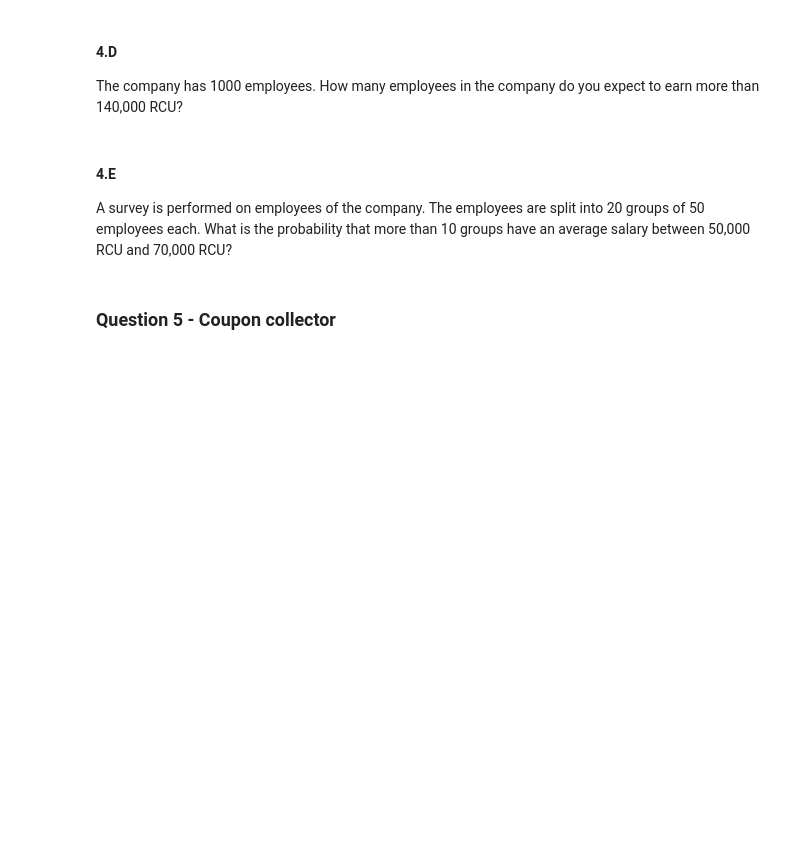
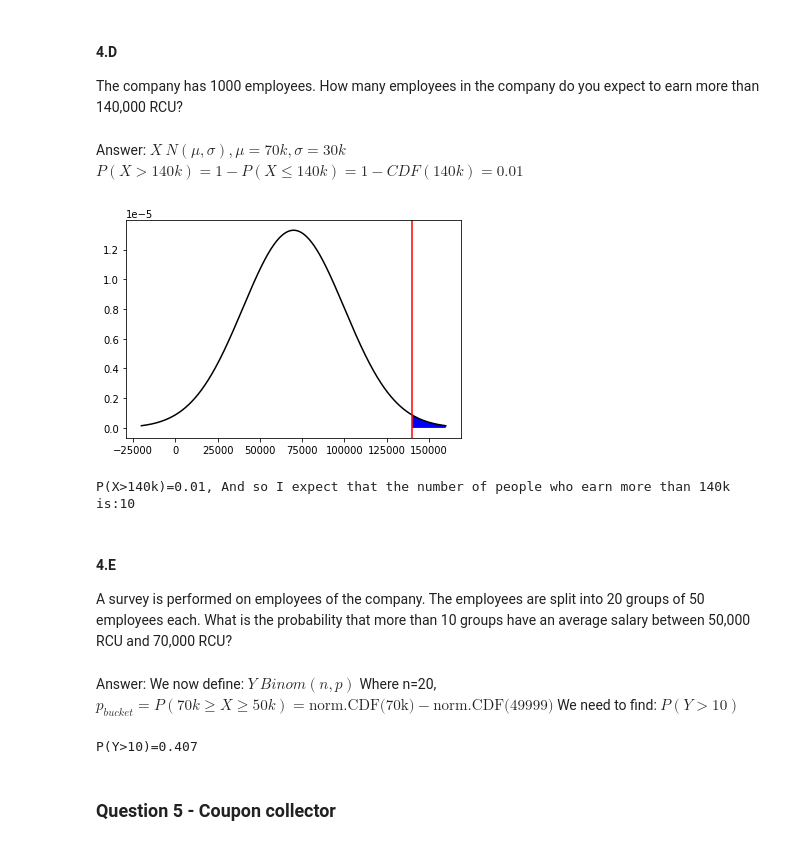
Before and after one commit to ohade/IDC-statistic-2020, a Jupyter notebook: hw2/SnDA_2021_HW2_clean_OHAD.ipynb, the cells around one changed output. Drawn from its saved outputs; the diff is of its cells as text; code cells hidden in the pictures; blank space fills up the shorter version.

```diff
--- a/hw2/SnDA_2021_HW2_clean_OHAD.ipynb
+++ b/hw2/SnDA_2021_HW2_clean_OHAD.ipynb
@@ -133,10 +191,37 @@ What percent of people earn more than 70,000 RCU?
 # %% [markdown]
 #### 4.D
 The company has 1000 employees. How many employees in the company do you expect to earn more than 140,000 RCU?
+# %% [markdown]
+Answer:</br>
+$X~N(\mu,\sigma), \mu=70k, \sigma=30k$</br>
+$P(X > 140k) = 1-P(X \le 140k) = 1 - CDF(140k) = 0.01$</br>
+# %%
+prob=round(1-stats_norm.cdf(140000),3)
+draw(vlines=[140000], condition=x > 140000, text=f"P(X>140k)={prob}, And so I expect that the number of people who earn more than 140k is:{int(prob*1000)}")
+# %% [output]
+[figure, added]
+P(X>140k)=0.01, And so I expect that the number of people who earn more than 140k is:10
 # %% [markdown]
 #### 4.E
 A survey is performed on employees of the company. The employees are split into 20 groups of 50 employees each.
 What is the probability that more than 10 groups have an average salary between 50,000 RCU and 70,000 RCU?
+# %% [markdown]
+Answer:
+We now define: $Y~Binom(n,p)$</br>
+Where n=20, $p_{bucket}=P(70k \ge X \ge 50k) = \text{norm.CDF(70k)}-\text{norm.CDF(49999)}$</br>
+We need to find: $P(Y>10)$
+# %%
+buckets = 20
+mu = 70000
+bucket_sigma = sigma/math.sqrt(buckets)
+stats_norm = stats.norm(loc=mu, scale=bucket_sigma)
+
+p = stats_norm.cdf(70000) - stats_norm.cdf(49999)
+stats_binom = stats.binom(n=20,p=p)
+
+print(f'P(Y>10)={round(1-stats_binom.cdf(10),3)}')
+# %% [output]
+P(Y>10)=0.407
 # %% [markdown]
 ### Question 5 - Coupon collector
 # %% [markdown]
```
Also changed, not shown: parts of 22 cells of this notebook.
